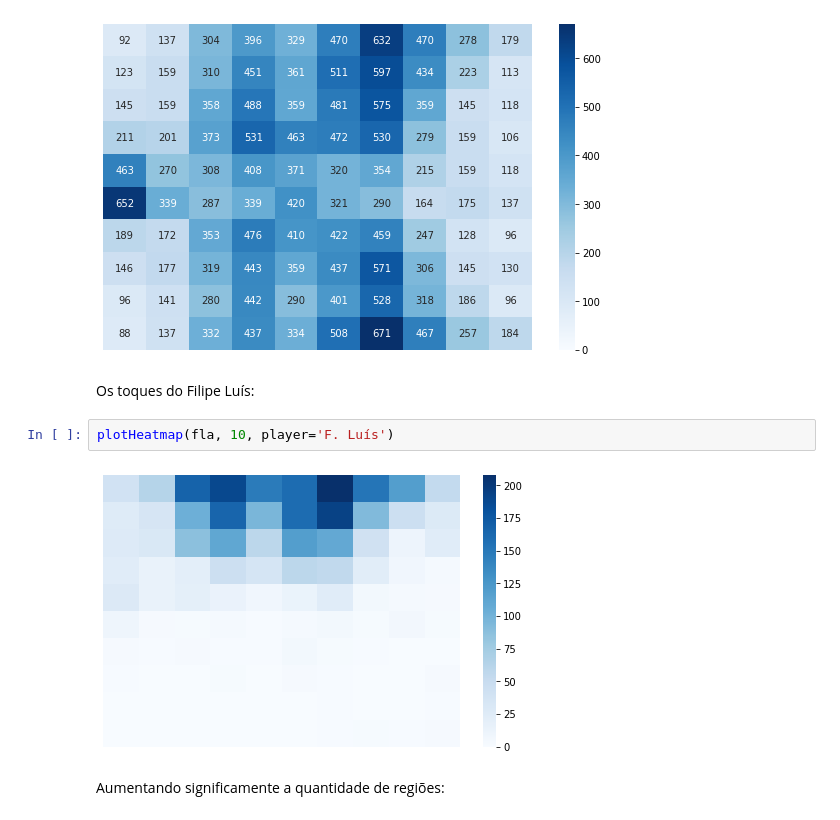
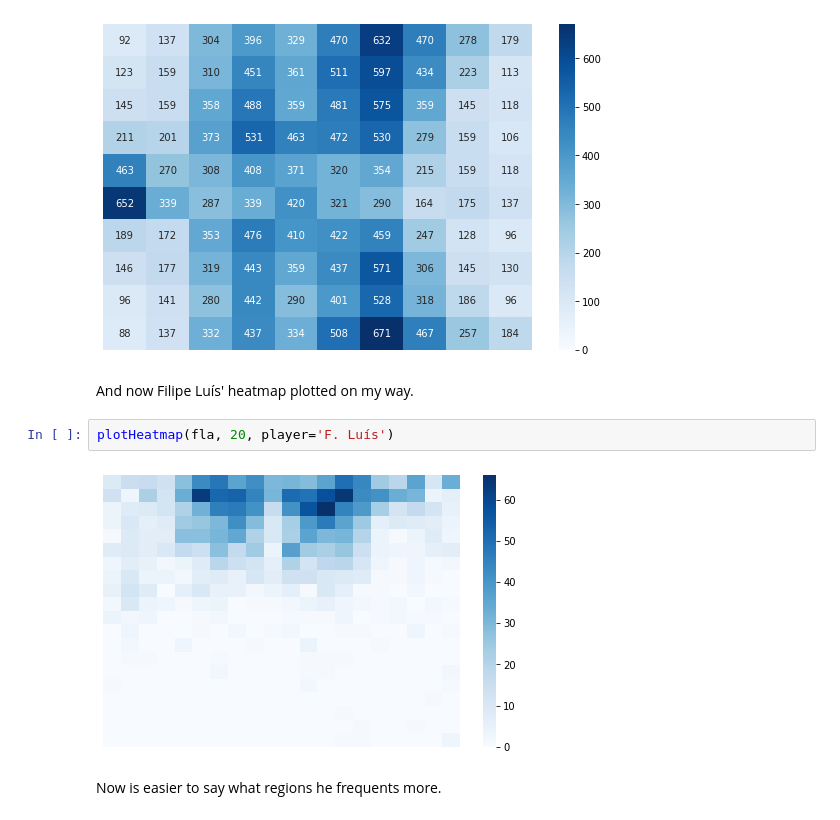
Before and after one commit to guilhermecxe/soccer_analysis, a Jupyter notebook: heatmap/heatmap.ipynb, the cells around one changed output. Drawn from its saved outputs; the diff is of its cells as text.

```diff
--- a/heatmap/heatmap.ipynb
+++ b/heatmap/heatmap.ipynb
@@ -114,10 +114,10 @@ plotHeatmap(fla, 10, figsize=6, annot=True)
 # %% [output]
 [figure]
 # %% [markdown]
-Os toques do Filipe Luís:
+And now Filipe Luís' heatmap plotted on my way.
 # %%
-plotHeatmap(fla, 10, player='F. Luís')
+plotHeatmap(fla, 20, player='F. Luís')
 # %% [output]
-[figure, old version]
+[figure, new version]
-# %% [markdown]
-Aumentando significamente a quantidade de regiões:
+# %% [markdown]
+Now is easier to say what regions he frequents more.
```
Also changed, not shown: parts of 17 cells of this notebook.
